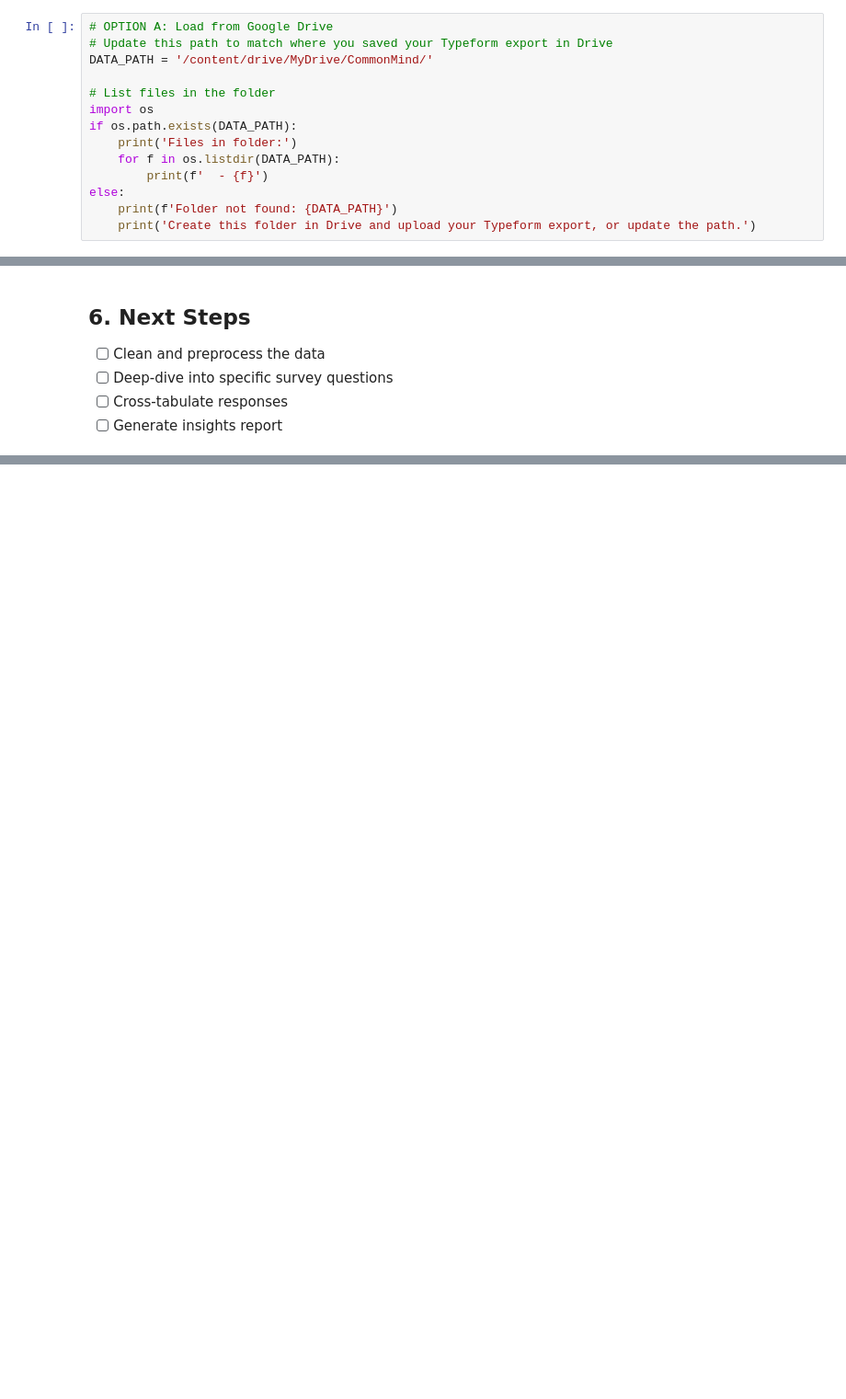
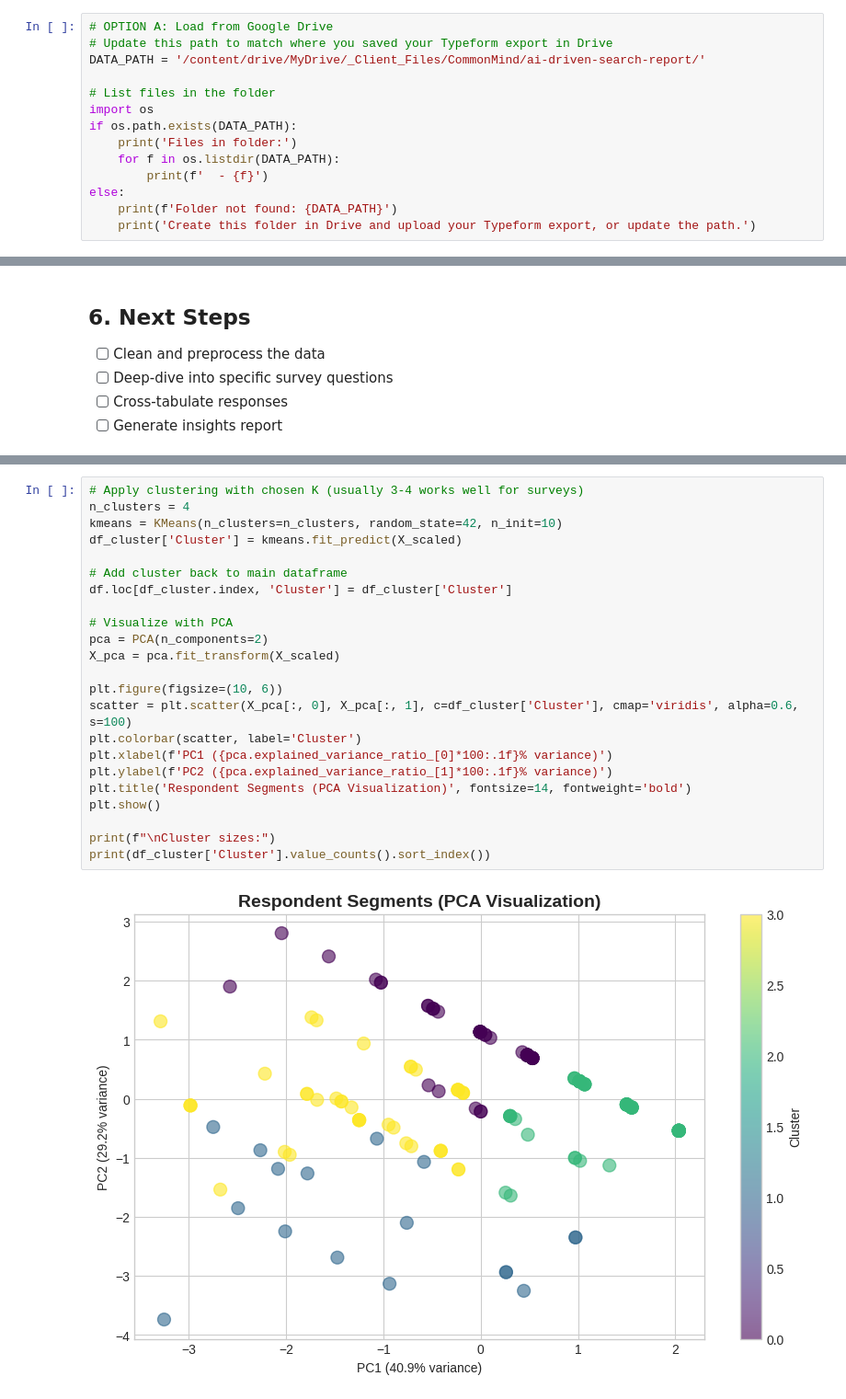
Before and after one commit to SteveWardAustin/SteveWardAustin, a Jupyter notebook: notebooks/01_eda.ipynb, the cells around one changed output, grey strips where cells are left out. Shown at 92% size. Drawn from its saved outputs; the diff is of its cells as text; blank space fills up the shorter version.

```diff
--- a/notebooks/01_eda.ipynb
+++ b/notebooks/01_eda.ipynb
@@ -34,7 +38,7 @@ print('Libraries loaded successfully!')
 # %%
 # OPTION A: Load from Google Drive
 # Update this path to match where you saved your Typeform export in Drive
-DATA_PATH = '/content/drive/MyDrive/CommonMind/'
+DATA_PATH = '/content/drive/MyDrive/_Client_Files/CommonMind/ai-driven-search-report/'
 
 # List files in the folder
 import os
@@ -183,0 +835,25 @@ else:
+# %%
+# Apply clustering with chosen K (usually 3-4 works well for surveys)
+n_clusters = 4
+kmeans = KMeans(n_clusters=n_clusters, random_state=42, n_init=10)
+df_cluster['Cluster'] = kmeans.fit_predict(X_scaled)
+
+# Add cluster back to main dataframe
+df.loc[df_cluster.index, 'Cluster'] = df_cluster['Cluster']
+
+# Visualize with PCA
+pca = PCA(n_components=2)
+X_pca = pca.fit_transform(X_scaled)
+
+plt.figure(figsize=(10, 6))
+scatter = plt.scatter(X_pca[:, 0], X_pca[:, 1], c=df_cluster['Cluster'], cmap='viridis', alpha=0.6, s=100)
+plt.colorbar(scatter, label='Cluster')
+plt.xlabel(f'PC1 ({pca.explained_variance_ratio_[0]*100:.1f}% variance)')
+plt.ylabel(f'PC2 ({pca.explained_variance_ratio_[1]*100:.1f}% variance)')
+plt.title('Respondent Segments (PCA Visualization)', fontsize=14, fontweight='bold')
+plt.show()
+
+print(f"\nCluster sizes:")
+print(df_cluster['Cluster'].value_counts().sort_index())
+# %% [output]
+[figure, added]
```
Also changed, not shown: parts of 40 cells of this notebook.
